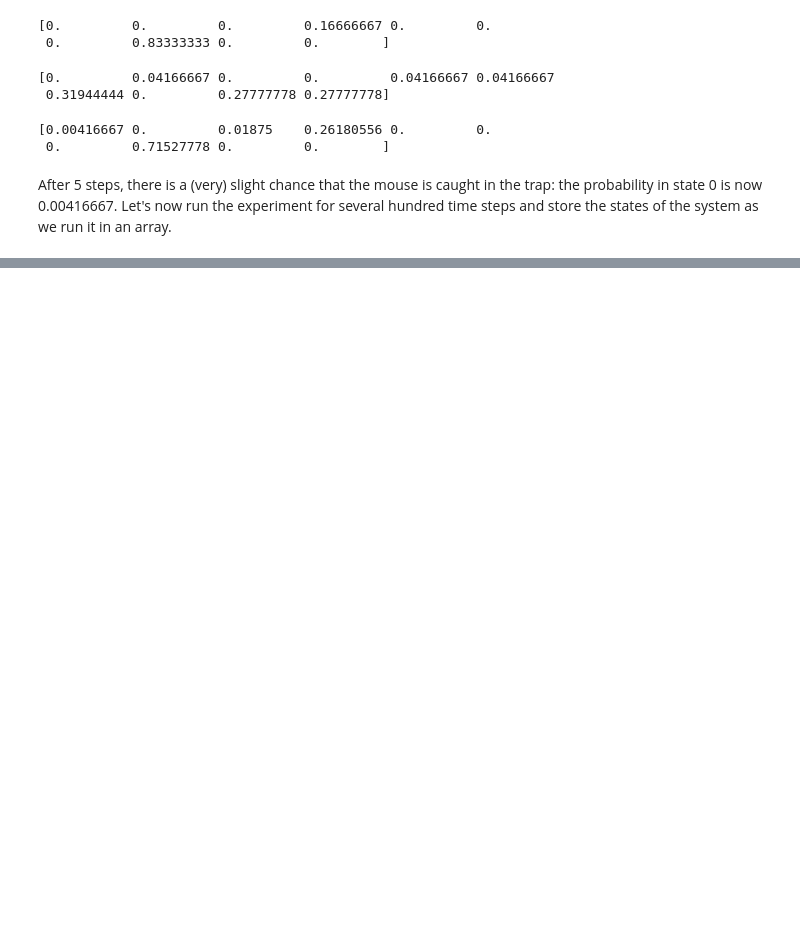
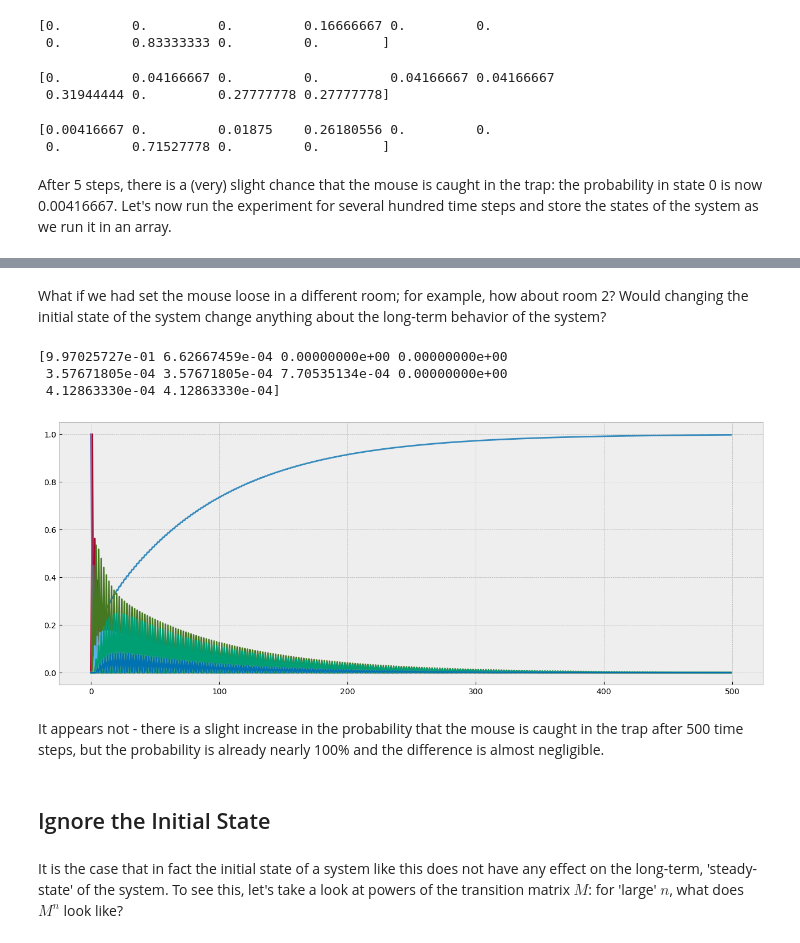
Before and after one commit to jwjohnson314/linear-algebra-book, a Jupyter notebook: eigenstuff-1.ipynb, the cells around one changed output, grey strips where cells are left out. Cells and saved outputs as stored; diff of their text form; code cells hidden in the pictures; blank space fills up the shorter version.

```diff
--- a/eigenstuff-1.ipynb
+++ b/eigenstuff-1.ipynb
@@ -129 +136,28 @@ array([9.98429352e-01, 0.00000000e+00, 1.64084347e-04, 7.63259841e-04,
        0.00000000e+00, 0.00000000e+00])
+# %% [markdown]
+What if we had set the mouse loose in a different room; for example, how about room 2? Would changing the initial state of the system change anything about the long-term behavior of the system?
+# %%
+s = np.array([0, 0, 1, 0, 0, 0, 0, 0, 0, 0])
+s = s.T
+
+nsteps = 500
+
+states = np.empty((nsteps, 10))
+states[0, :] = s
+for t in range(nsteps - 1):
+    states[t+1, :] = M @ states[t]
+    states[t + 1, :] = states[t + 1, :] / sum(states[t + 1, :])  # normalization to address floating point arithmetic errors
+
+print(states[-1, :])
+plt.plot(states);
+# %% [output]
+[9.97025727e-01 6.62667459e-04 0.00000000e+00 0.00000000e+00
+ 3.57671805e-04 3.57671805e-04 7.70535134e-04 0.00000000e+00
+ 4.12863330e-04 4.12863330e-04]
+[figure, added]
+# %% [markdown]
+It appears not - there is a slight increase in the probability that the mouse is caught in the trap after 500 time steps, but the probability is already nearly 100% and the difference is almost negligible.
+# %% [markdown]
+## Ignore the Initial State
+# %% [markdown]
+It is the case that in fact the initial state of a system like this does not have any effect on the long-term, 'steady-state' of the system. To see this, let's take a look at powers of the transition matrix $M$: for 'large' $n$, what does $M^n$ look like?
```
Also changed, not shown: parts of 46 cells of this notebook, 56 other files.
